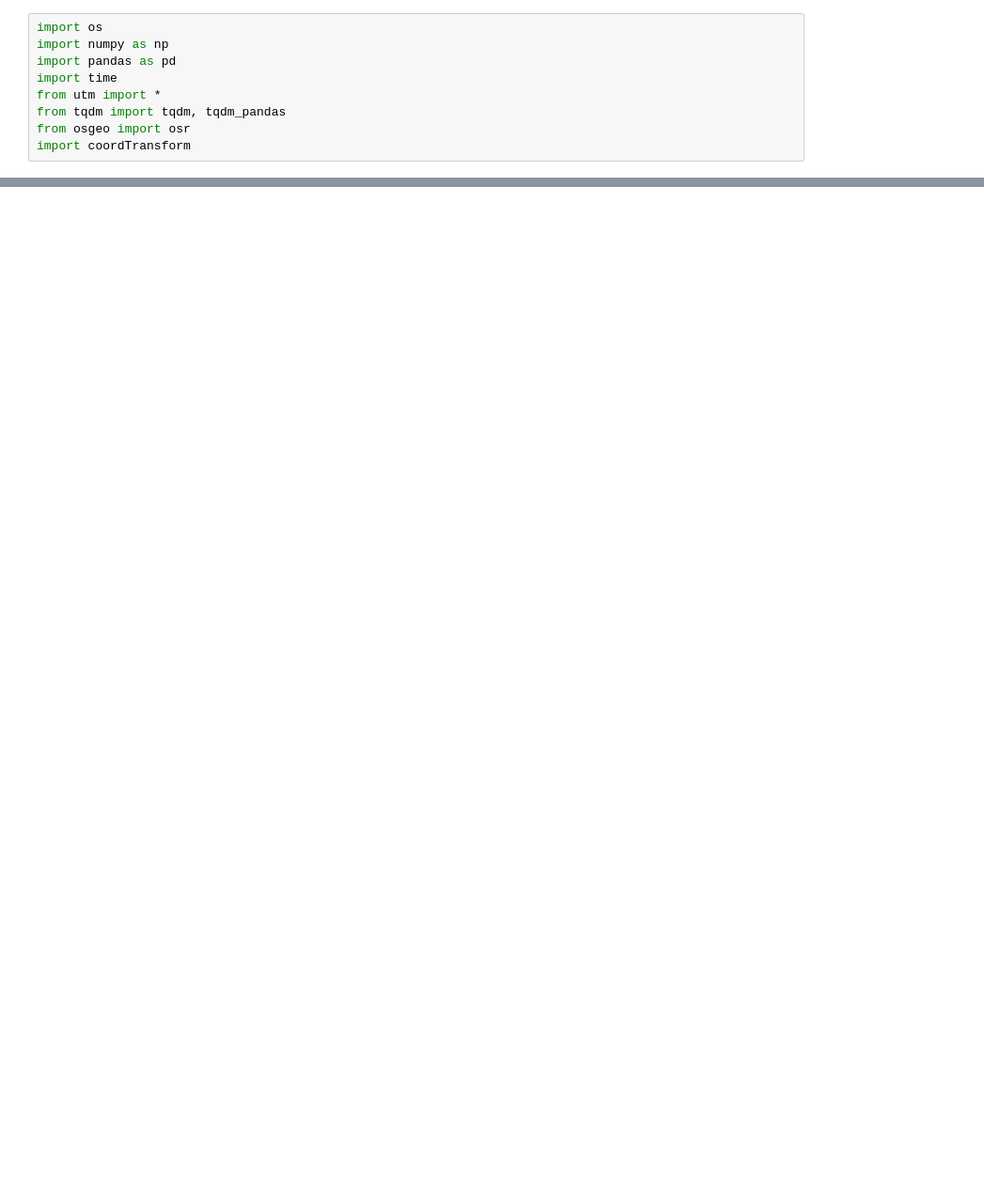
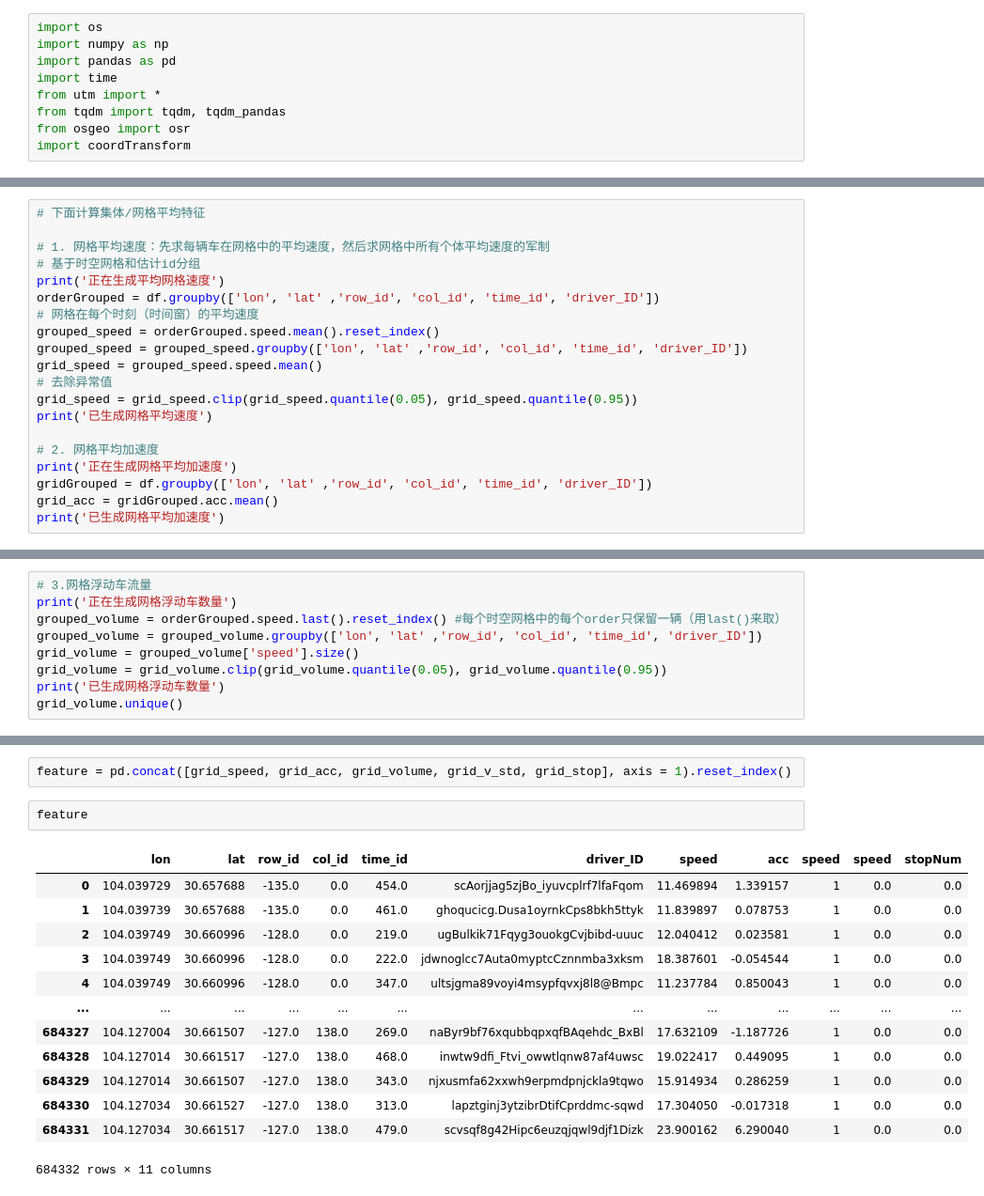
Before and after one commit to ulyssesliu/PRP_2021, a Jupyter notebook: PRP 测试代码/Kepler可视化/data_analysis.ipynb, the cells around one changed output, grey strips where cells are left out. Shown at 94% size. Saved outputs shown, nothing was run; the diff lists cells and outputs as text; blank space fills up the shorter version.

```diff
--- a/PRP 测试代码/Kepler可视化/data_analysis.ipynb
+++ b/PRP 测试代码/Kepler可视化/data_analysis.ipynb
@@ -168,0 +124,20 @@ KeyboardInterrupt:
+# %%
+# 下面计算集体/网格平均特征
+
+# 1. 网格平均速度：先求每辆车在网格中的平均速度，然后求网格中所有个体平均速度的军制
+# 基于时空网格和估计id分组
+print('正在生成平均网格速度')
+orderGrouped = df.groupby(['lon', 'lat' ,'row_id', 'col_id', 'time_id', 'driver_ID'])
+# 网格在每个时刻（时间窗）的平均速度
+grouped_speed = orderGrouped.speed.mean().reset_index()
+grouped_speed = grouped_speed.groupby(['lon', 'lat' ,'row_id', 'col_id', 'time_id', 'driver_ID'])
+grid_speed = grouped_speed.speed.mean()
+# 去除异常值
+grid_speed = grid_speed.clip(grid_speed.quantile(0.05), grid_speed.quantile(0.95))
+print('已生成网格平均速度')
+
+# 2. 网格平均加速度
+print('正在生成网格平均加速度')
+gridGrouped = df.groupby(['lon', 'lat' ,'row_id', 'col_id', 'time_id', 'driver_ID'])
+grid_acc = gridGrouped.acc.mean()
+print('已生成网格平均加速度')
@@ -168,0 +181,9 @@ KeyboardInterrupt:
+# %%
+# 3.网格浮动车流量
+print('正在生成网格浮动车数量')
+grouped_volume = orderGrouped.speed.last().reset_index() #每个时空网格中的每个order只保留一辆（用last()来取）
+grouped_volume = grouped_volume.groupby(['lon', 'lat' ,'row_id', 'col_id', 'time_id', 'driver_ID'])
+grid_volume = grouped_volume['speed'].size()
+grid_volume = grid_volume.clip(grid_volume.quantile(0.05), grid_volume.quantile(0.95))
+print('已生成网格浮动车数量')
+grid_volume.unique()
@@ -168,0 +223,18 @@ KeyboardInterrupt:
+# %%
+feature = pd.concat([grid_speed, grid_acc, grid_volume, grid_v_std, grid_stop], axis = 1).reset_index()
+# %%
+feature
+# %% [output]
+|  | lon | lat | row_id | col_id | time_id | driver_ID | speed | acc | speed | speed | stopNum |
+| 0 | 104.039729 | 30.657688 | -135.0 | 0.0 | 454.0 | scAorjjag5zjBo_iyuvcplrf7lfaFqom | 11.469894 | 1.339157 | 1 | 0.0 | 0.0 |
+| 1 | 104.039739 | 30.657688 | -135.0 | 0.0 | 461.0 | ghoqucicg.Dusa1oyrnkCps8bkh5ttyk | 11.839897 | 0.078753 | 1 | 0.0 | 0.0 |
+| 2 | 104.039749 | 30.660996 | -128.0 | 0.0 | 219.0 | ugBulkik71Fqyg3ouokgCvjbibd-uuuc | 12.040412 | 0.023581 | 1 | 0.0 | 0.0 |
+| 3 | 104.039749 | 30.660996 | -128.0 | 0.0 | 222.0 | jdwnoglcc7Auta0myptcCznnmba3xksm | 18.387601 | -0.054544 | 1 | 0.0 | 0.0 |
+| 4 | 104.039749 | 30.660996 | -128.0 | 0.0 | 347.0 | ultsjgma89voyi4msypfqvxj8l8@Bmpc | 11.237784 | 0.850043 | 1 | 0.0 | 0.0 |
+| ... | ... | ... | ... | ... | ... | ... | ... | ... | ... | ... | ... |
+| 684327 | 104.127004 | 30.661507 | -127.0 | 138.0 | 269.0 | naByr9bf76xqubbqpxqfBAqehdc_BxBl | 17.632109 | -1.187726 | 1 | 0.0 | 0.0 |
+| 684328 | 104.127014 | 30.661517 | -127.0 | 138.0 | 468.0 | inwtw9dfi_Ftvi_owwtlqnw87af4uwsc | 19.022417 | 0.449095 | 1 | 0.0 | 0.0 |
+| 684329 | 104.127014 | 30.661507 | -127.0 | 138.0 | 343.0 | njxusmfa62xxwh9erpmdpnjckla9tqwo | 15.914934 | 0.286259 | 1 | 0.0 | 0.0 |
+| 684330 | 104.127034 | 30.661527 | -127.0 | 138.0 | 313.0 | lapztginj3ytzibrDtifCprddmc-sqwd | 17.304050 | -0.017318 | 1 | 0.0 | 0.0 |
+| 684331 | 104.127034 | 30.661517 | -127.0 | 138.0 | 479.0 | scvsqf8g42Hipc6euzqjqwl9djf1Dizk | 23.900162 | 6.290040 | 1 | 0.0 | 0.0 |
+684332 rows × 11 columns
```
Also changed, not shown: parts of 16 cells of this notebook, 1 other file.
